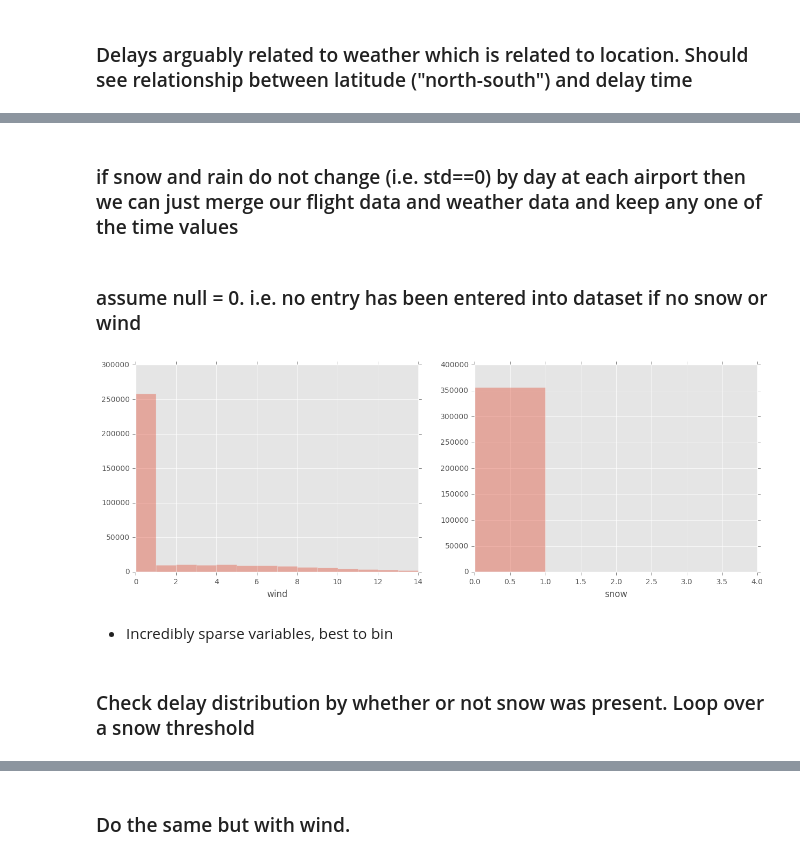
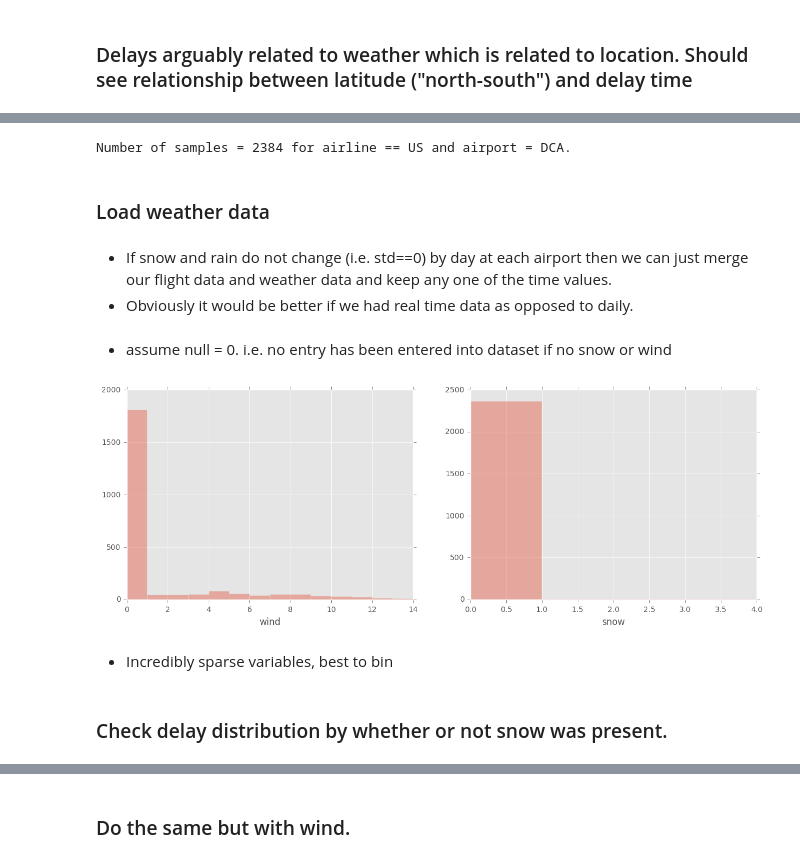
Before and after one commit to mattdns1006/flight, a Jupyter notebook: datatonic.ipynb, the cells around one changed output, grey strips where cells are left out. Cells and saved outputs as stored; diff of their text form; code cells hidden in the pictures.

Commit message:
few changes, focus on one airport/airline

```diff
--- a/datatonic.ipynb
+++ b/datatonic.ipynb
@@ -211,27 +267,38 @@ plot_two_dist(dist1,dist2)
+# %%
+airline = 'US'
+airline_flights {= flights.drop(flights[flights.Airline != airline].index)
+airport = airline_flights.Departure_Airport.value_counts().argmax()
+airline_flights = airline_flights.drop(airline_flights[airline_flights.Departure_Airport != airport].index)
+print("Number of samples = {0} for airline == {1} and airport = {2}.".format(airline_flights.shape[0],airline,airport))
+# %% [output]
+Number of samples = 2384 for airline == US and airport = DCA.
+# %% [markdown]
+### Load weather data
 # %%
 weather = pd.read_csv("weather.csv")
 weather["Date"] = pd.to_datetime(weather["Date"])
 weather = weather.rename(columns={"airport": "Departure_Airport"})
 # %% [markdown]
-### if snow and rain do not change (i.e. std==0) by day at each airport then we can just merge our flight data and weather data and keep any one of the time values
+* If snow and rain do not change (i.e. std==0) by day at each airport then we can just merge our flight data and weather data and keep any one of the time values.
+* Obviously it would be better if we had real time data as opposed to daily.
 # %%
 weather_by_date_airport = weather[['snow','wind',"Date","Departure_Airport"]].groupby(["Date","Departure_Airport"]).agg(['std'])
 np.any(weather_by_date_airport>0) # snow and rain values do not change each day given an airport.
 weather.drop('time',axis=1,inplace=True) # therefore time is redundant
 weather.drop_duplicates(inplace=True)
-flights_weather = flights.merge(weather,how='left',on=["Date","Departure_Airport"], indicator=True) # merge with flight data.
+airline_flights_weather = airline_flights.merge(weather,how='left',on=["Date","Departure_Airport"], indicator=True) # merge with flight data.
 # %% [markdown]
-### assume null = 0. i.e. no entry has been entered into dataset if no snow or wind
+* assume null = 0. i.e. no entry has been entered into dataset if no snow or wind
 # %%
-flights_weather[['snow','wind']] = flights_weather[['snow','wind']].fillna(0)
+airline_flights_weather[['snow','wind']] = airline_flights_weather[['snow','wind']].fillna(0)
 f, (ax1,ax2) = plt.subplots(1, 2,figsize=FIG_SIZE)
-sns.distplot(flights_weather.wind,bins=np.arange(0,15,1),ax=ax1,label='wind',kde=False)
-sns.distplot(flights_weather.snow,bins=np.arange(0,5,1),ax=ax2,label='snow',kde=False)
+sns.distplot(airline_flights_weather.wind,bins=np.arange(0,15,1),ax=ax1,label='wind',kde=False)
+sns.distplot(airline_flights_weather.snow,bins=np.arange(0,5,1),ax=ax2,label='snow',kde=False)
 plt.show()
 # %% [output]
-[figure, old version]
+[figure, new version]
 # %% [markdown]
 * Incredibly sparse variables, best to bin
 # %% [markdown]
-### Check delay distribution by whether or not snow was present. Loop over a snow threshold
+### Check delay distribution by whether or not snow was present.
 # %%
```
Also changed, not shown: parts of 48 cells of this notebook.
